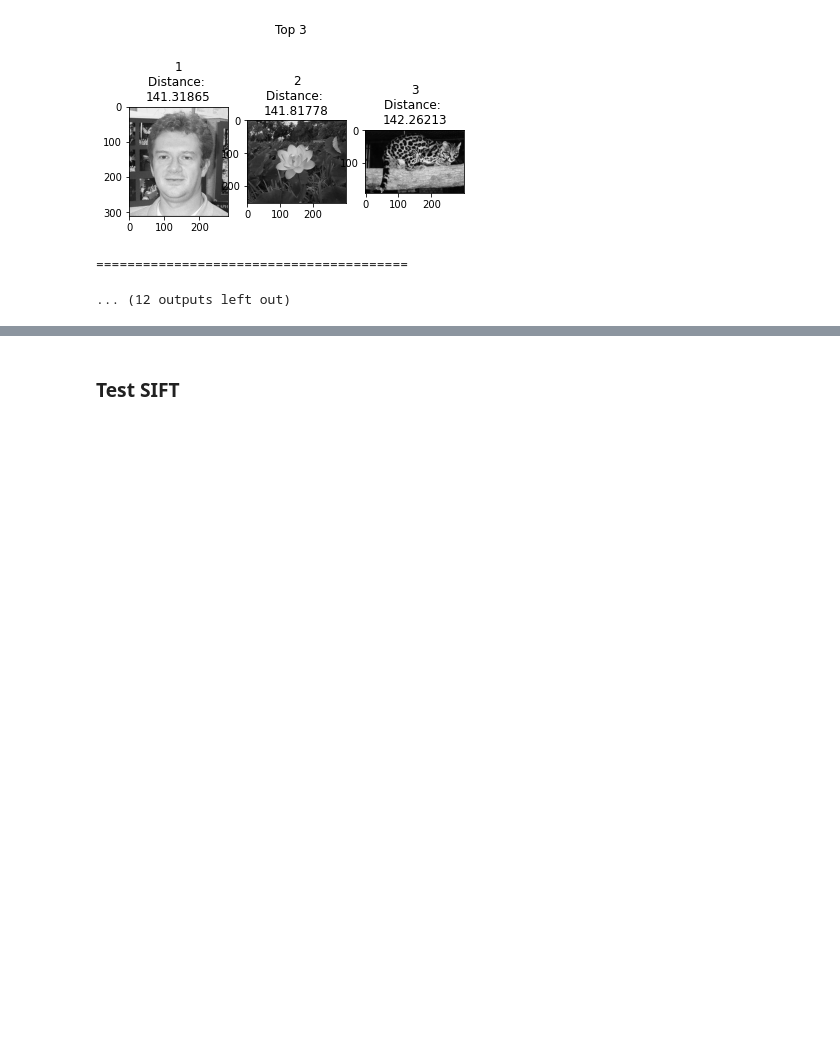
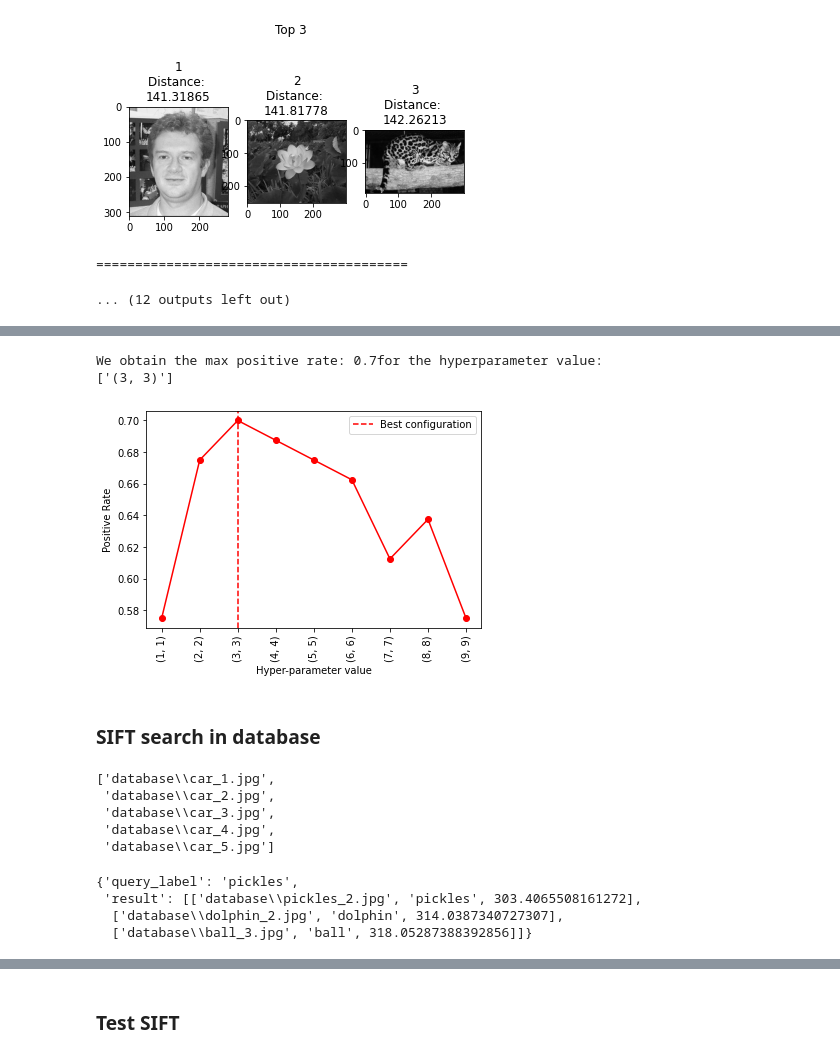
Before and after one commit to GuillaumeGirouard/INF6804, a Jupyter notebook: TP1_INF6804.ipynb, the cells around one changed output, grey strips where cells are left out. Cells and saved outputs as stored; diff of their text form; code cells hidden in the pictures; blank space fills up the shorter version.

```diff
--- a/TP1_INF6804.ipynb
+++ b/TP1_INF6804.ipynb
@@ -480,0 +610,32 @@ def get_positive_rate(img_labels,method="HOG",wheightWithTop=True):
+# %%
+res={}
+blockSizeInCells = (2,2)
+blockStride = (12,12)
+cellSize = (12,12)
+nbins = 9
+derivAperture = 1
+winSigma = 4.
+histogramNormType = 0
+L2HysThreshold = 2.0000000000000001e-01
+gammaCorrection = 0
+nlevels = 64
+winSize=((sizeX//cellSize[1])*cellSize[1],(sizeY//cellSize[0])*cellSize[0])
+for i in range(1,10,1):
+    blockSizeInCells = (i,i)
+    blockSize=(blockSizeInCells[1]*cellSize[1],blockSizeInCells[0]*cellSize[0])
+    winSize=((sizeX//cellSize[1])*cellSize[1],(sizeY//cellSize[0])*cellSize[0])
+    blockStride = cellSize
+    hog = cv2.HOGDescriptor(winSize,blockSize,blockStride,cellSize,nbins,derivAperture,winSigma,
+                            histogramNormType,L2HysThreshold,gammaCorrection,nlevels)
+    #hog = cv2.HOGDescriptor(_winSize=winSize,_blockSize=blockSize,_blockStride=blockStride,_cellSize=cellSize,_nbins=i,_derivAperture=derivAperture,
+    #_winSigma=winSigma,_histogramNormType=histogramNormType,_L2HysThreshold=L2HysThreshold,_gammaCorrection=gammaCorrection,_nlevels=nlevels)
+    positive_rate=get_positive_rate(img_labels,get_queries_HOGdescriptors(hog),get_database_HOGdescriptors(hog))
+    res[str(blockSizeInCells)]=positive_rate
+# %%
+plot_hyperparameter_tuning(res,x_label_orientation="vertical")
+# %% [output]
+We obtain the max positive rate: 0.7for the hyperparameter value:
+['(3, 3)']
+[figure, added]
+# %% [markdown]
+### SIFT search in database
@@ -480,0 +688,8 @@ def get_positive_rate(img_labels,method="HOG",wheightWithTop=True):
+# %%
+img_data["car"]
+# %% [output]
+['database\\car_1.jpg',
+ 'database\\car_2.jpg',
+ 'database\\car_3.jpg',
+ 'database\\car_4.jpg',
+ 'database\\car_5.jpg']
@@ -480,0 +701,7 @@ def get_positive_rate(img_labels,method="HOG",wheightWithTop=True):
+# %%
+top3
+# %% [output]
+{'query_label': 'pickles',
+ 'result': [['database\\pickles_2.jpg', 'pickles', 303.4065508161272],
+  ['database\\dolphin_2.jpg', 'dolphin', 314.0387340727307],
+  ['database\\ball_3.jpg', 'ball', 318.05287388392856]]}
```
Also changed, not shown: parts of 43 cells of this notebook.
